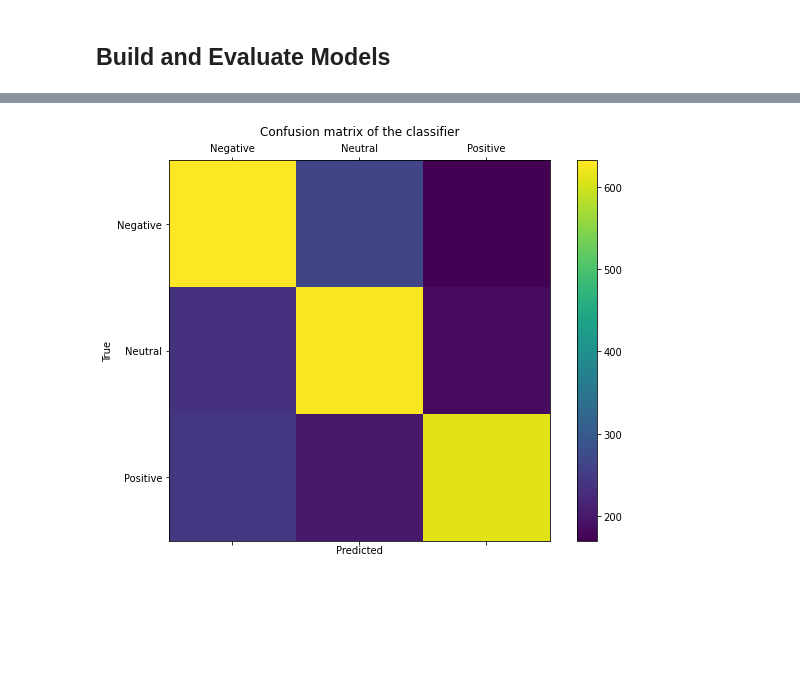
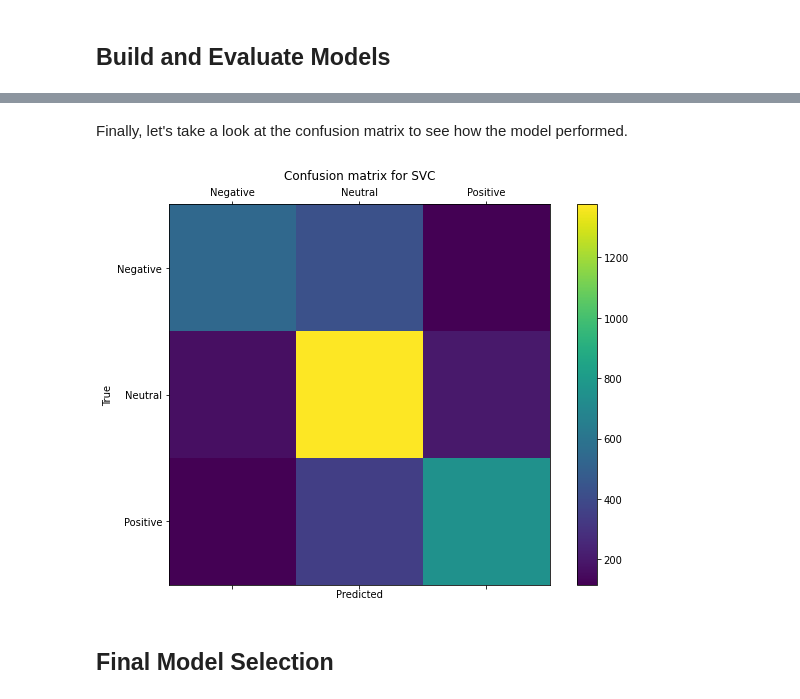
Before and after one commit to bryanfree66/colab_notebooks, a Jupyter notebook: sentiment_analysis_sample.ipynb, the cells around one changed output, grey strips where cells are left out. Cells and saved outputs as stored; diff of their text form; code cells hidden in the pictures; blank space fills up the shorter version.

Commit message:
Finished model evaluation

```diff
--- a/sentiment_analysis_sample.ipynb
+++ b/sentiment_analysis_sample.ipynb
@@ -324,12 +313,9 @@ class NumericSelector(BaseEstimator, TransformerMixin):
     def transform(self, X):
         return X[[self.key]]
 # %%
-union_stop_words = text.ENGLISH_STOP_WORDS.union(stopwords_list)
-
 tfidf_pipeline = Pipeline([
                 ('selector', TextSelector(key='processed')),
-                ('tfidf', TfidfVectorizer(stop_words=union_stop_words))
-            ])
+                ('tfidf', TfidfVectorizer())])
 
 length_pipeline =  Pipeline([
                 ('selector', NumericSelector(key='length')),
@@ -395,0 +365,5 @@ RandomForestClassifier Accuracy: 0.5898486759142497
+# %%
+tuned_parameters = [{'kernel': ['rbf'], 'gamma': [1e-3, 1e-4],'C': [1, 10]},
+                    {'kernel': ['linear'], 'C': [1, 10]}]
+
+scores = ['precision', 'recall']
@@ -395,0 +376,31 @@ RandomForestClassifier Accuracy: 0.5898486759142497
+# %%
+for score in scores:
+  print('Tuning hyper-parameters for %s \n' % score)
+  print ('Creating pipeline instance.')
+  sentiment_pipeline = Pipeline([
+                ('features',feature_pipeline),
+                ('classifier', GridSearchCV(SVC(),
+                tuned_parameters,
+                scoring='%s_macro' % score,
+                verbose=10,
+                n_jobs=-1,
+                cv=3))])
+
+  print('Fitting the model.')
+  sentiment_pipeline.fit(X_train, y_train_enc)
+
+  print('Tuning hyper-parameters for %s \n' % score)
+  print('Best parameters set found on development set: \n')
+  print(sentiment_pipeline.named_steps['classifier'].best_params_, '\n')
+  print("Grid scores on development set:\n")
+  means = sentiment_pipeline.named_steps['classifier'].cv_results_['mean_test_score']
+  stds = sentiment_pipeline.named_steps['classifier'].cv_results_['std_test_score']
+  for mean, std, params in zip(means, stds, sentiment_pipeline.named_steps['classifier'].cv_results_['params']):
+      print("%0.3f (+/-%0.03f) for %r"
+            % (mean, std * 2, params))
+  print()
+  print('Detailed classification report:\n')
+  print('The model is trained on the full development set.')
+  print('The scores are computed on the full evaluation set.\n')
+  y_true, y_pred = y_test, sentiment_pipeline.predict(X_test)
+  print(classification_report(y_test_enc, y_pred), '\n')
@@ -396,15 +459,19 @@ RandomForestClassifier Accuracy: 0.5898486759142497
+# %% [markdown]
+Finally, let's take a look at the confusion matrix to see how the model performed.
 # %%
+cm = confusion_matrix(y_test_enc, y_pred)
 fig = plt.figure(figsize = (10,7))
-plt.title('Confusion matrix of RandomForestClassifier')
 ax = fig.add_subplot(111)
 cax = ax.matshow(cm)
-plt.title('Confusion matrix of the classifier')
+plt.title('Confusion matrix for SVC')
 fig.colorbar(cax)
 labels = ['Negative', 'Neutral', 'Positive']
 ax.set_xticklabels([''] + labels)
 ax.set_yticklabels([''] + labels)
 plt.xlabel('Predicted')
 plt.ylabel('True')
 plt.show()
 # %% [output]
-[figure, old version]
+[figure, new version]
+# %% [markdown]
+## Final Model Selection
```
Also changed, not shown: parts of 14 cells of this notebook.
